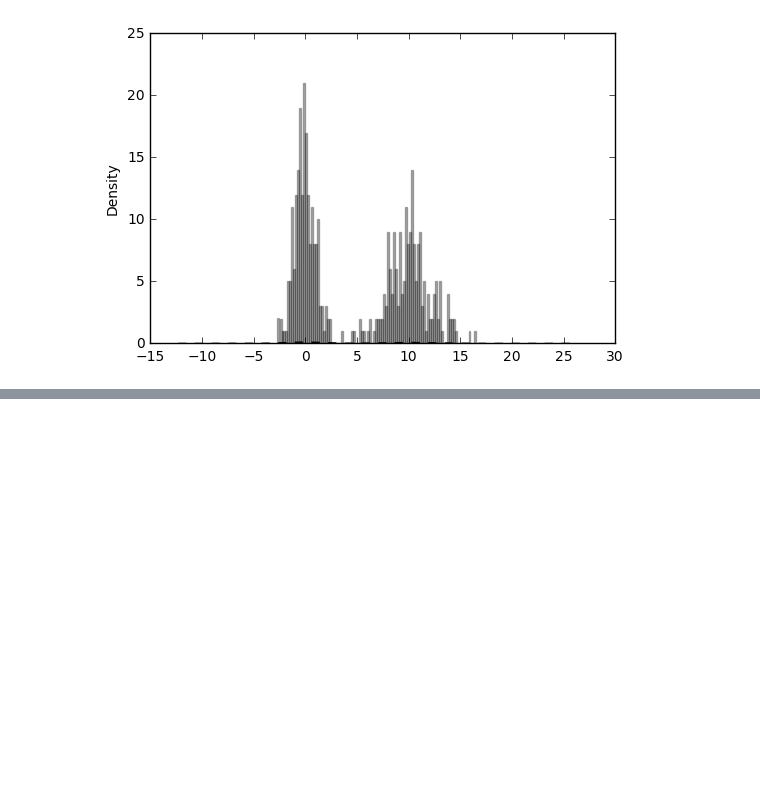
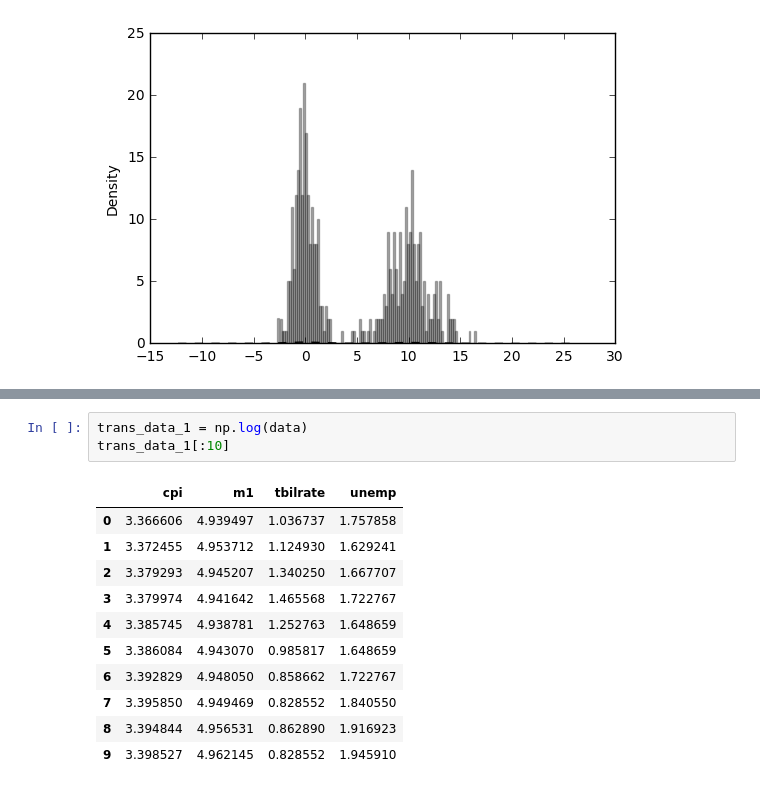
Before and after one commit to linked0/kaggle-web, a Jupyter notebook: app_ml/examples/pydata/ch08-2.ipynb, the cells around one changed output, grey strips where cells are left out. Drawn from its saved outputs; the diff is of its cells as text; blank space fills up the shorter version.

```diff
--- a/app_ml/examples/pydata/ch08-2.ipynb
+++ b/app_ml/examples/pydata/ch08-2.ipynb
@@ -12,0 +52,15 @@ values.plot(kind='kde', style='k--')
+# %%
+trans_data_1 = np.log(data)
+trans_data_1[:10]
+# %% [output]
+|  | cpi | m1 | tbilrate | unemp |
+| 0 | 3.366606 | 4.939497 | 1.036737 | 1.757858 |
+| 1 | 3.372455 | 4.953712 | 1.124930 | 1.629241 |
+| 2 | 3.379293 | 4.945207 | 1.340250 | 1.667707 |
+| 3 | 3.379974 | 4.941642 | 1.465568 | 1.722767 |
+| 4 | 3.385745 | 4.938781 | 1.252763 | 1.648659 |
+| 5 | 3.386084 | 4.943070 | 0.985817 | 1.648659 |
+| 6 | 3.392829 | 4.948050 | 0.858662 | 1.722767 |
+| 7 | 3.395850 | 4.949469 | 0.828552 | 1.840550 |
+| 8 | 3.394844 | 4.956531 | 0.862890 | 1.916923 |
+| 9 | 3.398527 | 4.962145 | 0.828552 | 1.945910 |
```
Also changed, not shown: parts of 5 cells of this notebook, 3 other files.
